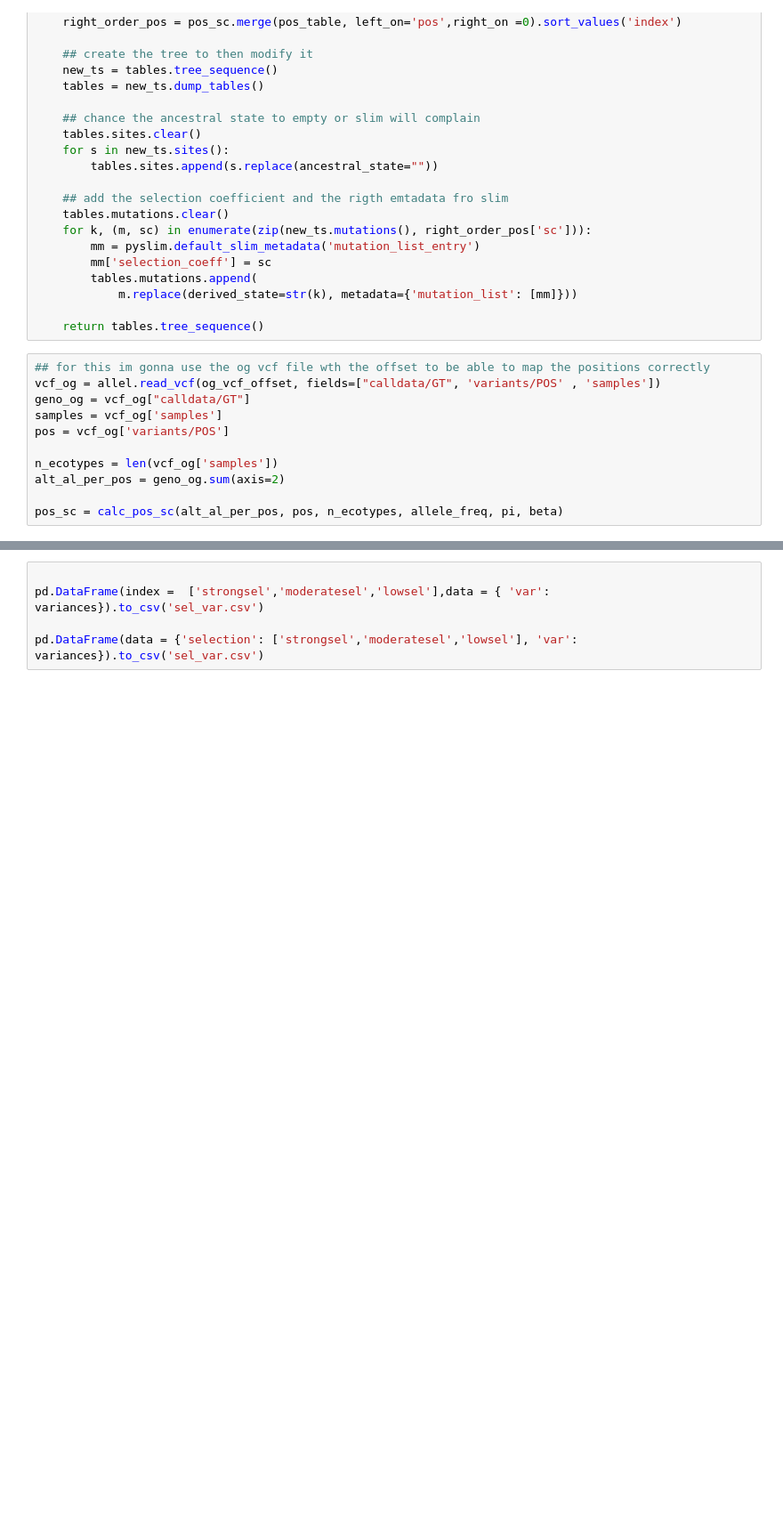
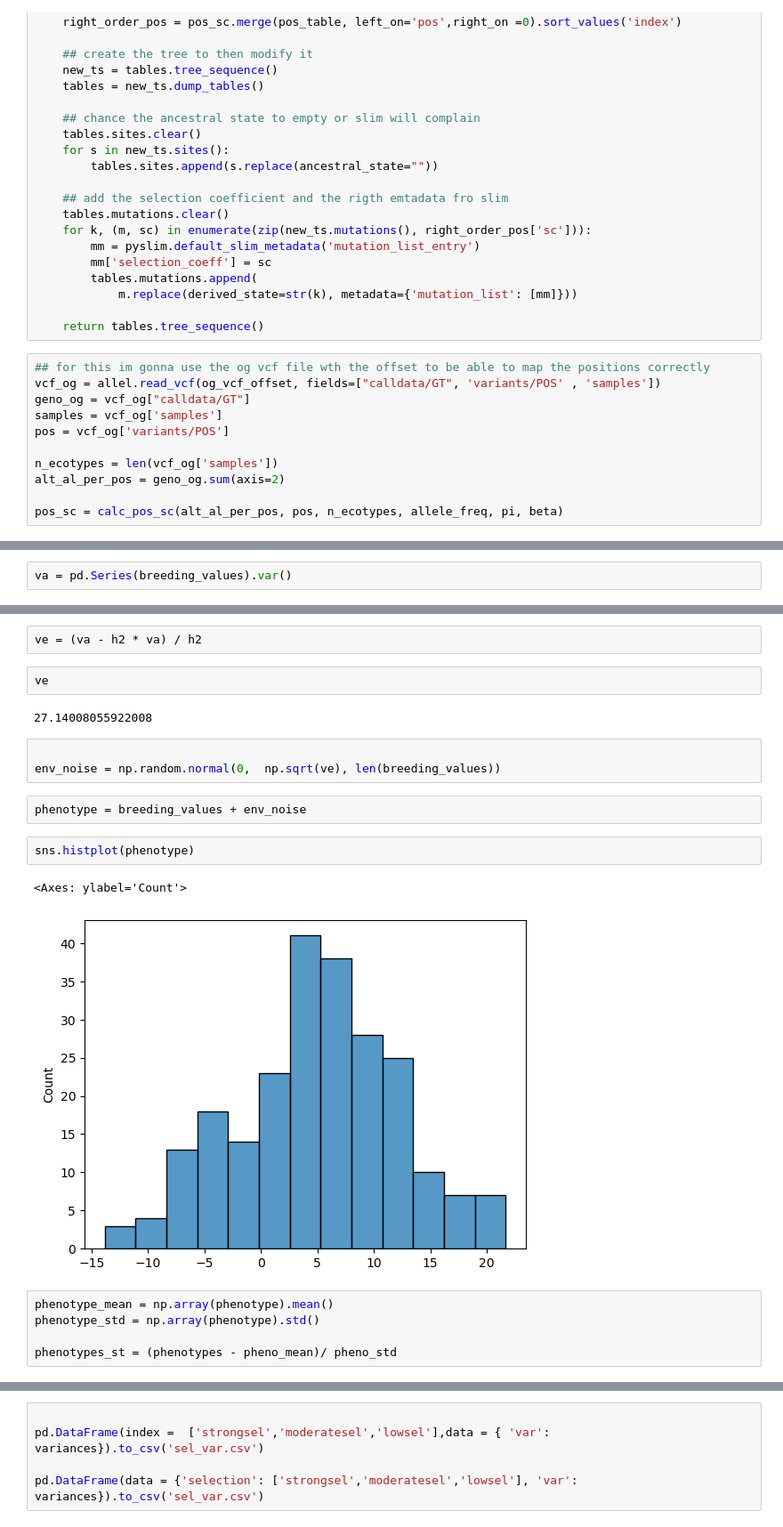
Before and after one commit to Tatianabellagio/slim_grenenet, a Jupyter notebook: test.ipynb, the cells around one changed output, grey strips where cells are left out. Shown: that part at 89% size. Drawn from its saved outputs; the diff is of its cells as text; blank space fills up the shorter version.

```diff
--- a/test.ipynb
+++ b/test.ipynb
@@ -142,0 +156,2 @@ phenotypes = calc_phenotypes_st(pos,pos_sc, alt_al_per_pos)
+# %%
+va = pd.Series(breeding_values).var()
@@ -142,0 +163,21 @@ phenotypes = calc_phenotypes_st(pos,pos_sc, alt_al_per_pos)
+# %%
+ve = (va - h2 * va) / h2
+# %%
+ve
+# %% [output]
+27.14008055922008
+# %%
+
+env_noise = np.random.normal(0,  np.sqrt(ve), len(breeding_values))
+# %%
+phenotype = breeding_values + env_noise
+# %%
+sns.histplot(phenotype)
+# %% [output]
+<Axes: ylabel='Count'>
+[figure, added]
+# %%
+phenotype_mean = np.array(phenotype).mean()
+phenotype_std = np.array(phenotype).std()
+
+phenotypes_st = (phenotypes - pheno_mean)/ pheno_std
```
Also changed, not shown: parts of 8 cells of this notebook.
